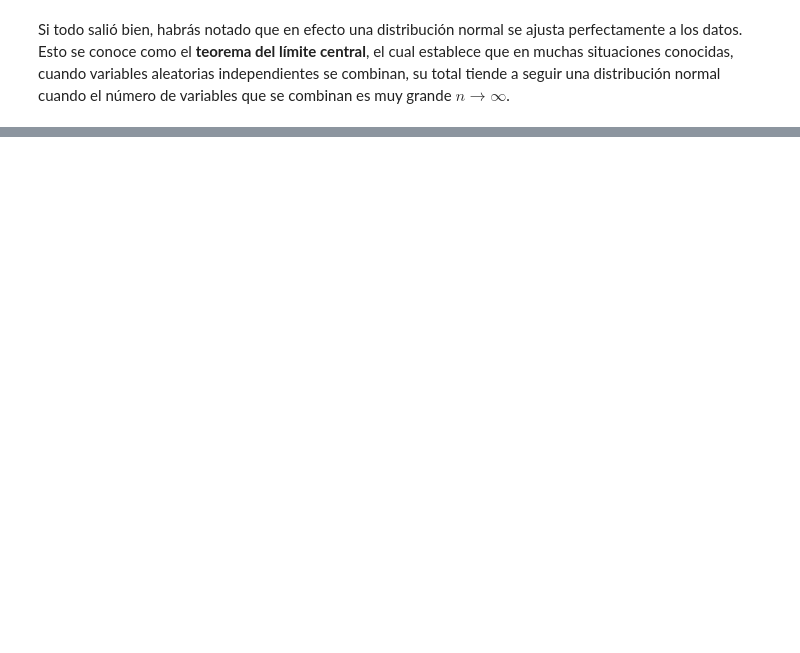
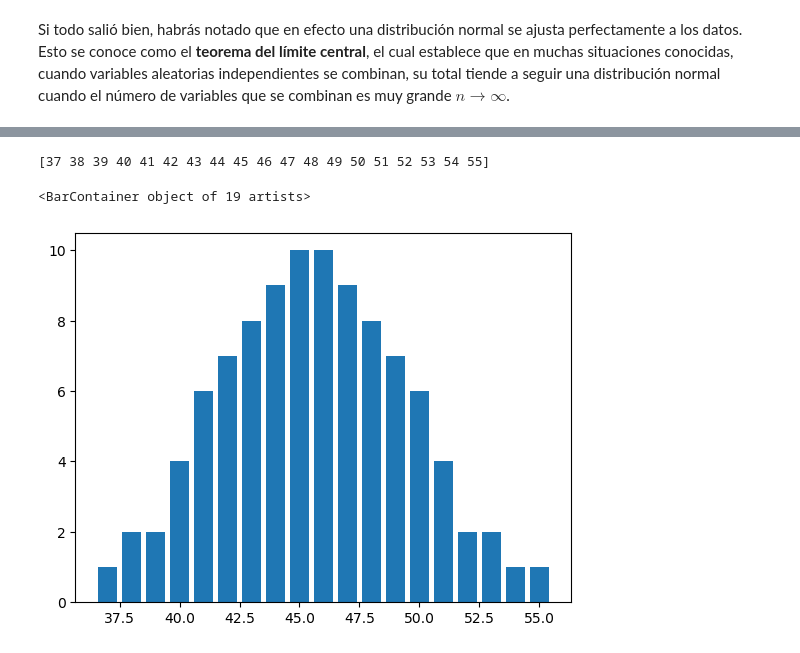
Before and after one commit to DensLopez/DS_Probabilidad, a Jupyter notebook: codes/reto.ipynb, the cells around one changed output, grey strips where cells are left out. Drawn from its saved outputs; the diff is of its cells as text; code cells hidden in the pictures; blank space fills up the shorter version.

Commit message:
Creacion de archivos 'code016.ipynb'

```diff
--- a/codes/reto.ipynb
+++ b/codes/reto.ipynb
@@ -568,0 +590,15 @@ Si todo salió bien, habrás notado que en efecto una distribución normal se aj
+# %%
+import pandas as pd
+import numpy as np
+import matplotlib.pyplot as plt
+
+# recuerda que este archivo lo puedes bajar de: https://seattlecentral.edu/qelp/sets/057/057.html
+df = pd.read_excel('dataset/s057.xls')
+arr = df['Normally Distributed Housefly Wing Lengths'].values[4:]
+values, dist = np.unique(arr, return_counts=True)
+print(values)
+plt.bar(values, dist)
+# %% [output]
+[37 38 39 40 41 42 43 44 45 46 47 48 49 50 51 52 53 54 55]
+<BarContainer object of 19 artists>
+[figure, added]
```
Also changed, not shown: parts of 23 cells of this notebook, 10 other files.
